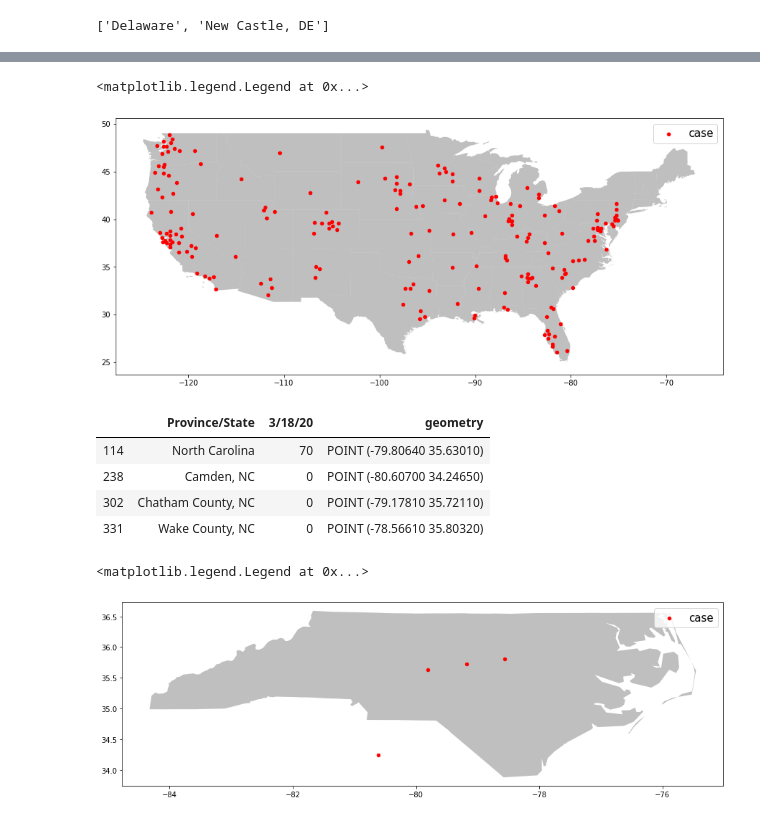
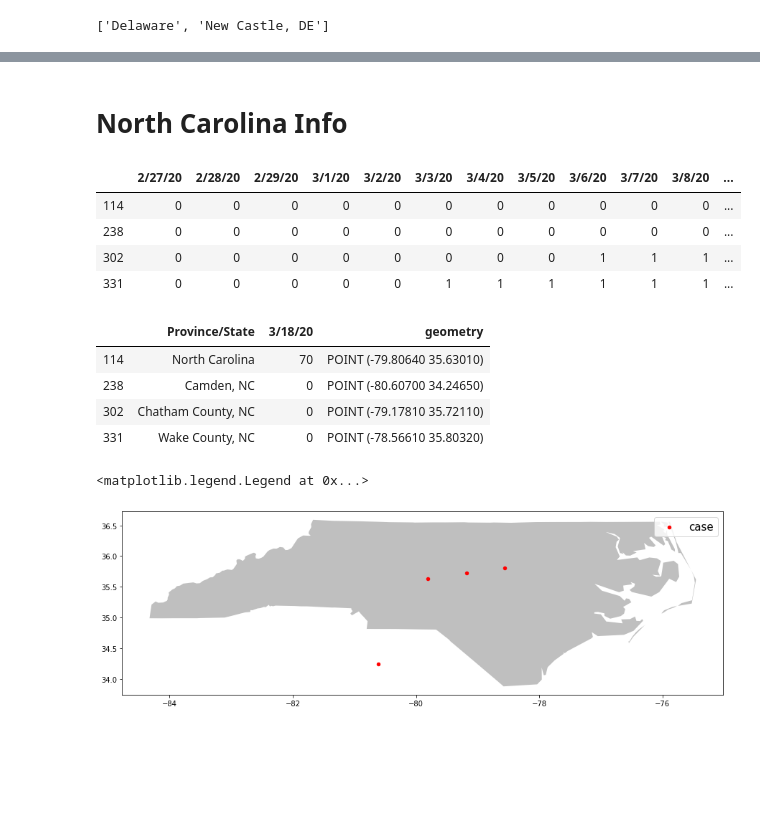
Before and after one commit to dougfoo/machineLearning, a Jupyter notebook: covid/COVID-Analysis-2.ipynb, the cells around one changed output, grey strips where cells are left out. Cells and saved outputs as stored; diff of their text form; code cells hidden in the pictures; blank space fills up the shorter version.

```diff
--- a/covid/COVID-Analysis-2.ipynb
+++ b/covid/COVID-Analysis-2.ipynb
@@ -259,31 +333,29 @@ display(geo_df)
+# %% [markdown]
+# North Carolina Info
 # %%
+confirmed_nc = confirmed_us[confirmed_us['Province/State'].
+                             isin(['North Carolina', 'Camden, NC', 'Chatham County, NC', 'Wake County, NC'])]
+display(confirmed_nc.iloc[:,40:55])
 
 fig, ax = plt.subplots(figsize=(15,15))
 
-cusa = usa[~usa['STATE_NAME'].isin(['Hawaii','Alaska'])]
+cusa = usa[usa['STATE_NAME'].isin(['North Carolina'])]
 cusa.plot(ax=ax, alpha=0.5, color='grey')
-
+geo_df = geo_df[geo_df['Province/State'].
+                             isin(['North Carolina', 'Camden, NC', 'Chatham County, NC', 'Wake County, NC'])]
+display(geo_df)
 geo_df.plot(ax=ax, markersize=20, color='red', label='case')
 plt.legend(prop={'size': 15})
 # %% [output]
+|  | 2/27/20 | 2/28/20 | 2/29/20 | 3/1/20 | 3/2/20 | 3/3/20 | 3/4/20 | 3/5/20 | 3/6/20 | 3/7/20 | 3/8/20 | ... |
+| 114 | 0 | 0 | 0 | 0 | 0 | 0 | 0 | 0 | 0 | 0 | 0 | ... |
+| 238 | 0 | 0 | 0 | 0 | 0 | 0 | 0 | 0 | 0 | 0 | 0 | ... |
+| 302 | 0 | 0 | 0 | 0 | 0 | 0 | 0 | 0 | 1 | 1 | 1 | ... |
+| 331 | 0 | 0 | 0 | 0 | 0 | 1 | 1 | 1 | 1 | 1 | 1 | ... |
+|  | Province/State | 3/18/20 | geometry |
+| 114 | North Carolina | 70 | POINT (-79.80640 35.63010) |
+| 238 | Camden, NC | 0 | POINT (-80.60700 34.24650) |
+| 302 | Chatham County, NC | 0 | POINT (-79.17810 35.72110) |
+| 331 | Wake County, NC | 0 | POINT (-78.56610 35.80320) |
 <matplotlib.legend.Legend at 0x...>
-[figure, old version]
+[figure, new version]
-# %%
-
-fig, ax = plt.subplots(figsize=(15,15))
-
-cusa = usa[usa['STATE_NAME'].isin(['North Carolina'])]
-cusa.plot(ax=ax, alpha=0.5, color='grey')
-geo_df = geo_df[geo_df['Province/State'].
-                             isin(['North Carolina', 'Camden, NC', 'Chatham County, NC', 'Wake County, NC'])]
-display(geo_df)
-geo_df.plot(ax=ax, markersize=20, color='red', label='case')
-plt.legend(prop={'size': 15})
-# %% [output]
-|  | Province/State | 3/18/20 | geometry |
-| 114 | North Carolina | 70 | POINT (-79.80640 35.63010) |
-| 238 | Camden, NC | 0 | POINT (-80.60700 34.24650) |
-| 302 | Chatham County, NC | 0 | POINT (-79.17810 35.72110) |
-| 331 | Wake County, NC | 0 | POINT (-78.56610 35.80320) |
-<matplotlib.legend.Legend at 0x...>
-[figure, removed]
```
Also changed, not shown: parts of 17 cells of this notebook.
